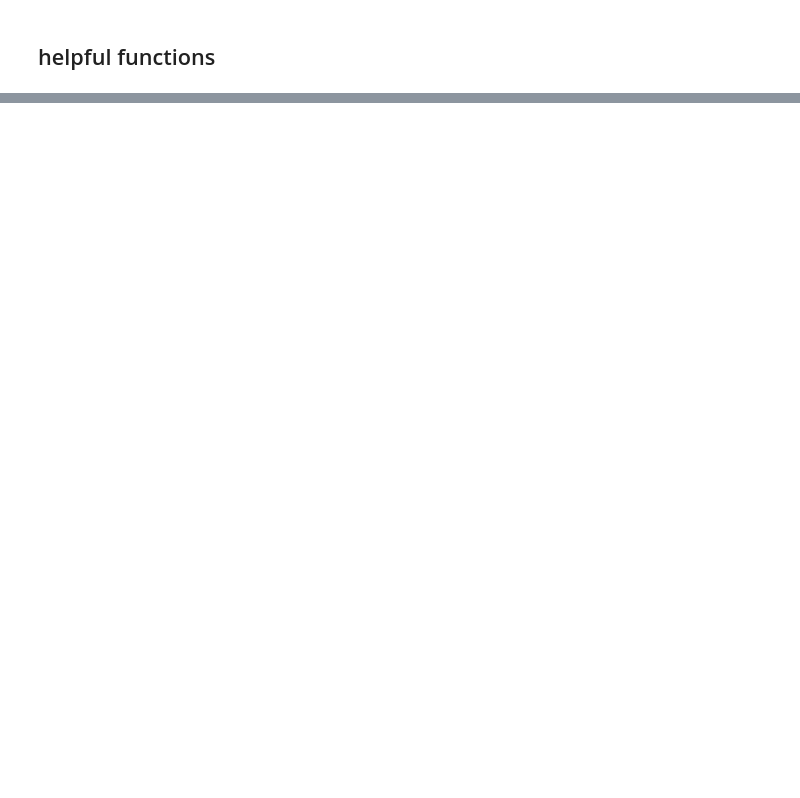
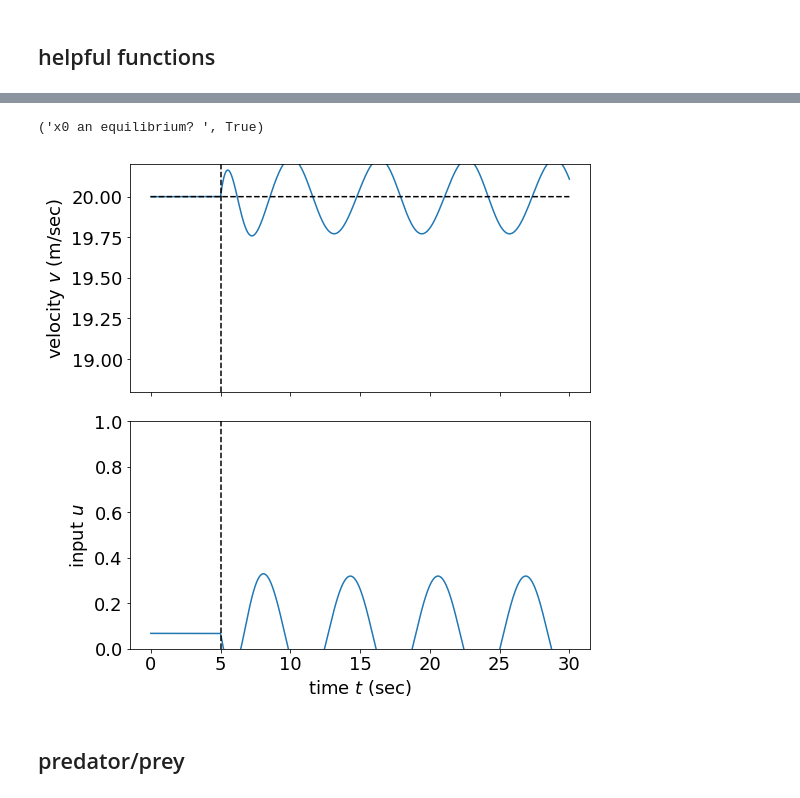
Before and after one commit to sburden/547-21wi, a Jupyter notebook: 547_lec.ipynb, the cells around one changed output, grey strips where cells are left out. Drawn from its saved outputs; the diff is of its cells as text; code cells hidden in the pictures; blank space fills up the shorter version.

```diff
--- a/547_lec.ipynb
+++ b/547_lec.ipynb
@@ -191,0 +309,51 @@ def numerical_simulation(f,t,x,t0=0.,dt=1e-4,ut=None,ux=None,utx=None,return_u=F
+# %%
+# initialize at reference velocity
+v0 = v_r(0.) # m / sec
+
+# integrator state that makes v0 an equilibrium
+u0 = op.root(lambda u : dv(0.,v0,u),0.)['x'][0]
+z0 = u0 / k_I
+
+# controlled system state consists of car velocity and error integral
+x0 = np.asarray([v0,z0])
+
+def f(t,x):
+  v,z = x
+  return np.asarray([dv(t,v,u(t,v,z)),dz(t,v)])
+
+print('x0 an equilibrium? ',np.allclose(f(0.,x0),0.))
+# %% [output]
+('x0 an equilibrium? ', True)
+# %%
+t = 30. # sec; simulation duration
+
+t_,x_ = numerical_simulation(f,t,x0)
+
+v_,z_ = x_.T
+
+plt.figure(figsize=(8,8))
+
+ax = plt.subplot(2,1,1)
+ylim = (18.8,20.2)
+ax.plot(t_,v_)
+ax.plot(5.*np.ones(2),ylim,'k--')
+ax.plot(t_,v_r(t_),'k--')
+ax.set_ylim(ylim)
+ax.set_xticklabels([])
+ax.set_ylabel(r'velocity $v$ (m/sec)')
+
+
+ax = plt.subplot(2,1,2)
+ylim = (0.,1.)
+ax.plot(t_,u(t_,v_,z_))
+ax.plot(5.*np.ones(2),ylim,'k--')
+ax.set_ylim(ylim)
+ax.set_ylabel(r'input $u$')
+
+ax.set_xlabel(r'time $t$ (sec)'); # semicolon suppresses text printout
+
+plt.tight_layout()
+# %% [output]
+[figure, added]
+# %% [markdown]
+## predator/prey
```
Also changed, not shown: parts of 45 cells of this notebook, 1 other file.
